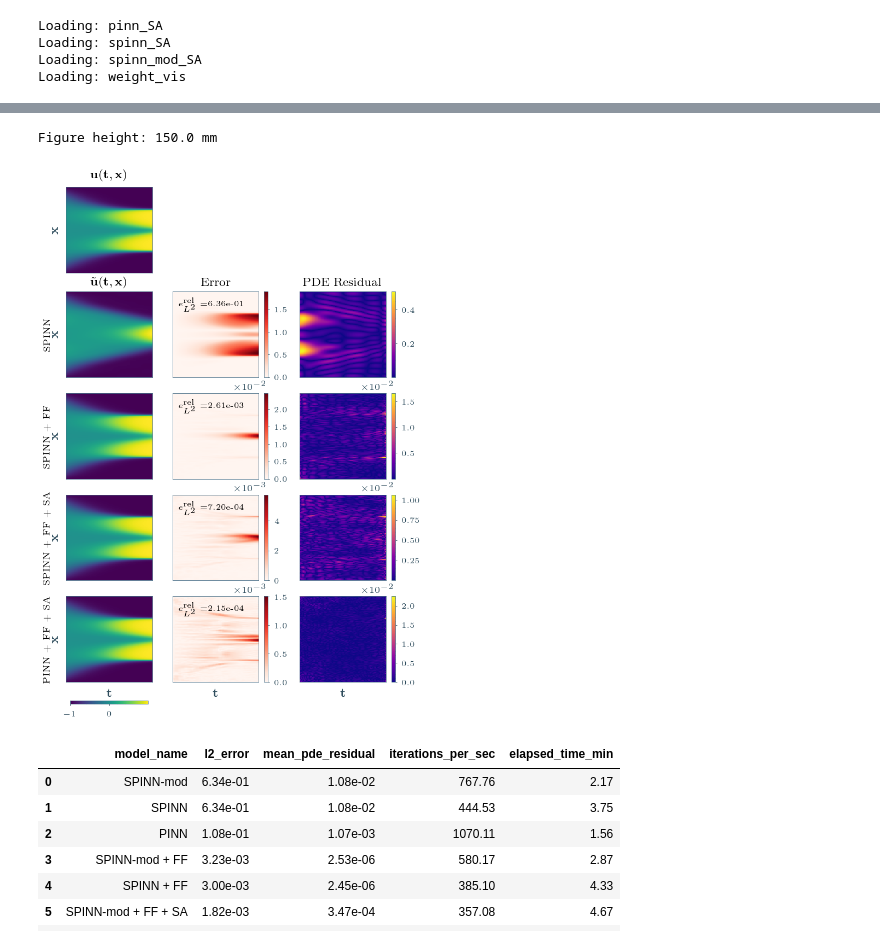
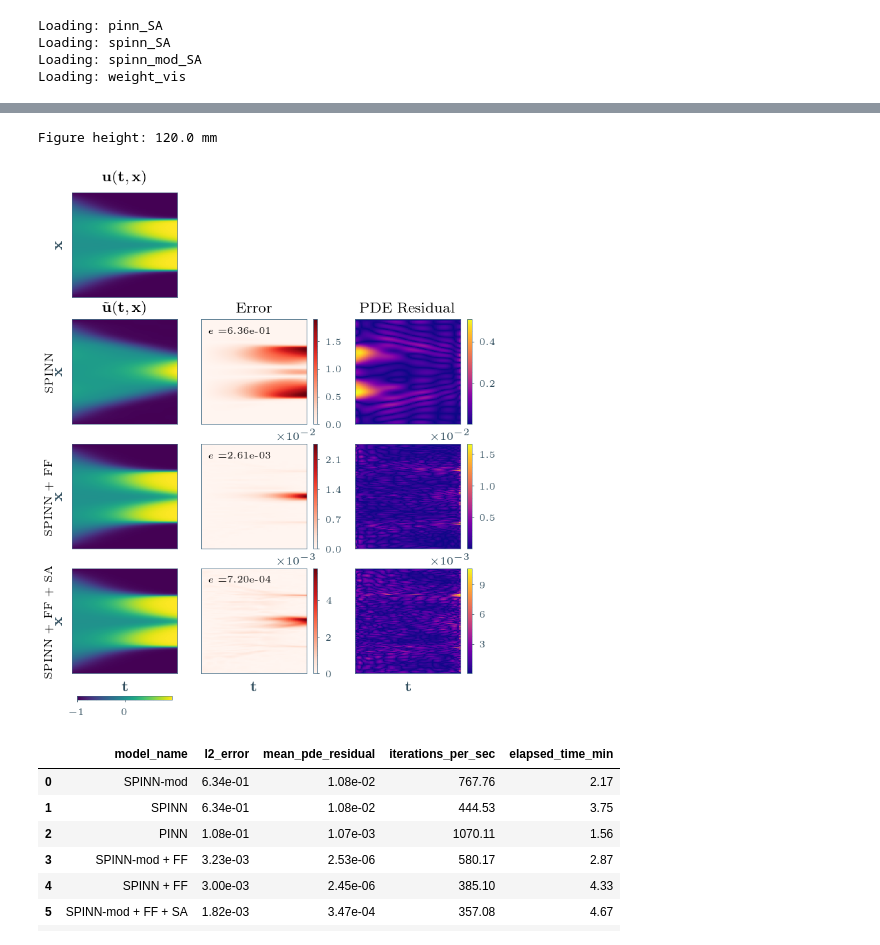
Before and after one commit to bonneted/PhD, a Jupyter notebook: chapters/III_ImprovingPINNs/05_improving_spinn_ac.ipynb, the cells around one changed output, grey strips where cells are left out. Drawn from its saved outputs; the diff is of its cells as text; code cells hidden in the pictures.

Commit message:
remake figure ac

```diff
--- a/chapters/III_ImprovingPINNs/05_improving_spinn_ac.ipynb
+++ b/chapters/III_ImprovingPINNs/05_improving_spinn_ac.ipynb
@@ -192,10 +192,11 @@ if n_rows > 0:
 
     # Save figure
     if save_fig:
-        figure_folder = Path("images") / "FourierFeatures"
-        figure_folder.mkdir(parents=True, exist_ok=True)
-        figure_name = "+".join(config_to_plot_FF) + ".png"
-        fig.savefig(figure_folder / figure_name, bbox_inches='tight', dpi=300)
+        figure_folder = Path("images")
+        fig.savefig(figure_folder / "allen_cahn_fourier_features_comparison.png", bbox_inches="tight")
+        fig.savefig(figure_folder / "pdf" / "allen_cahn_fourier_features_comparison.pdf", bbox_inches="tight")
+
+        print(f"Figure saved to {figure_folder / 'allen_cahn_fourier_features_comparison.png'} and {figure_folder / 'pdf' / 'allen_cahn_fourier_features_comparison.pdf'}")
 else:
     print("No data to plot. Run training first or check that results exist.")
 # %% [output]
@@ -361,7 +421,7 @@ Loading: spinn_mod_SA
 Loading: weight_vis
 # %%
 # === Plot Weight Visualization ===
-book_compact_config.set_as_current()
+book_config.set_as_current()
 page_width = get_current_config().page_width
 min_font_size = get_current_config().min_font_size
 
@@ -385,7 +445,7 @@ if "weight_vis" in all_data_SA and "fields" in all_data_SA["weight_vis"]:
 
     # Compute errors
     u_diff_all = [u - u_true for u in u_pred_all]
-    rows_title = [f"After {step} iters" for step in sorted(fields_data.keys())]
+    rows_title = [f"At {step} iters" for step in sorted(fields_data.keys())]
 
     fields_SA_weight_vis = {
         "Solution": {
@@ -416,13 +476,15 @@ if "weight_vis" in all_data_SA and "fields" in all_data_SA["weight_vis"]:
         },
     }
 
-    fig, ax = plt.subplots(4, 4, figsize=(page_width, 0.85*page_width), dpi=300)
+    fig, ax = plt.subplots(4, 4, figsize=(page_width, 0.85*page_width), dpi=300, gridspec_kw={'wspace': 0.35, 'hspace': 0.3})
     plot_results(fig, ax, fields_SA_weight_vis, tt, xx, rows_title, powerlimits=(-1, 1))
 
+    save_fig = False
     if save_fig:
-        figure_folder = Path("images") / "SelfAttention"
-        figure_folder.mkdir(parents=True, exist_ok=True)
-        fig.savefig(figure_folder / "weight_vis.png", bbox_inches='tight', dpi=300)
+        figure_folder = Path("images")
+        fig.savefig(figure_folder / "ac_weight_visualization.png", bbox_inches="tight")
+        fig.savefig(figure_folder / "pdf" / "ac_weight_visualization.pdf", bbox_inches="tight")
+        print(f"Figure saved to {figure_folder / 'ac_weight_visualization.png'} and {figure_folder / 'pdf' / 'ac_weight_visualization.pdf'}")
 else:
     print("No weight_vis data found. Run SA experiments with 'weight_vis' in configs_to_run_SA first.")
 # %% [output]
@@ -492,8 +496,8 @@ page_width = get_current_config().page_width
 min_font_size = get_current_config().min_font_size
 
 # Combine all data for comparison
-all_data_FF_SA = {**all_data_FF, **all_data_SA}
-config_to_plot_FF_SA = ["spinn", "spinn_FF", "spinn_SA", "pinn_SA"]
+all_data = {**all_data_FF, **all_data_SA}
+config_to_plot_FF_SA = ["spinn", "spinn_FF", "spinn_SA"] # "pinn_SA"
 
 config_text_dict_FF_SA = {
     **config_text_dict,
@@ -503,46 +507,45 @@ config_text_dict_FF_SA = {
 }
 
 u_pred_all, u_diff_all, pde_loss_all, rows_title = fields_from_config(
-    config_to_plot_FF_SA, all_data_FF_SA, config_text_dict_FF_SA,
+    config_to_plot_FF_SA, all_data, config_text_dict_FF_SA,
 )
 n_rows = len(rows_title)
 
 fields_FF_SA = {
     "Solution": {
         "data": u_pred_all,
         "title": r"$\tilde{\mathbf{u}}(\mathbf{t},\mathbf{x})$",
         "cmap": "viridis",
         "abs": False,
     },
     "Error": {
         "data": u_diff_all,
         "title": f"Error",#\n\\fontsize{{{min_font_size}}}{{{min_font_size}}} $\\|\\tilde{{\\mathbf{{u}}}} - \\mathbf{{u}}\\|$",
         "cmap": "Reds",
         "abs": True,
     },
     "PDE Residual": {
         "data": pde_loss_all,
         "title": "PDE Residual",#\n" + f"\\fontsize{{{min_font_size}}}{{{min_font_size}}} $\\|u_t - d \\times u_{{xx}} + 5u^3 - 5u\\|$",
         "cmap": "plasma",
         "abs": True,
     },
 }
 
 fig_width = page_width * 0.9
 fig_height = min(fig_width / 3.6 * (n_rows + 1), 160 / 25.4)  # max height of 160mm
 print(f"Figure height: {fig_height * 25.4:.1f} mm")
 
 fig, ax = plt.subplots(1 + n_rows, 3, figsize=(fig_width, fig_height), dpi=200)
 plot_results(fig, ax, fields_FF_SA, tt, xx, rows_title)
 
 if save_fig:
-    figure_folder = Path("images") / "Combined"
-    figure_folder.mkdir(parents=True, exist_ok=True)
-    (figure_folder / "pdf").mkdir(exist_ok=True)
-    fig.savefig(figure_folder / "full_comparison.png", bbox_inches='tight', dpi=300)
-    fig.savefig(figure_folder / "pdf" / "full_comparison.pdf", bbox_inches='tight')
+    figure_folder = Path("images")
+    fig.savefig(figure_folder / "ac_ff_sa_comparison.png", bbox_inches="tight")
+    fig.savefig(figure_folder / "pdf" / "ac_ff_sa_comparison.pdf", bbox_inches="tight")
+    print(f"Figure saved to {figure_folder / 'ac_ff_sa_comparison.png'} and {figure_folder / 'pdf' / 'ac_ff_sa_comparison.pdf'}")
 # %% [output]
-Figure height: 150.0 mm
+Figure height: 120.0 mm
-[figure, old version]
+[figure, new version]
 # %%
 # === Combined Results Table (FF + SA) ===
```
Also changed, not shown: parts of 8 cells of this notebook, 10 other files.
